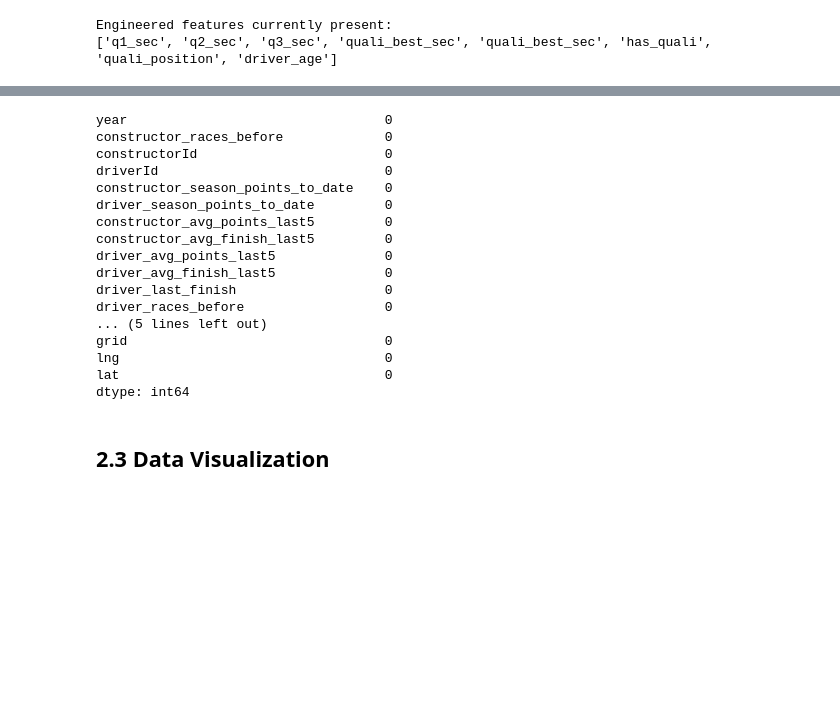
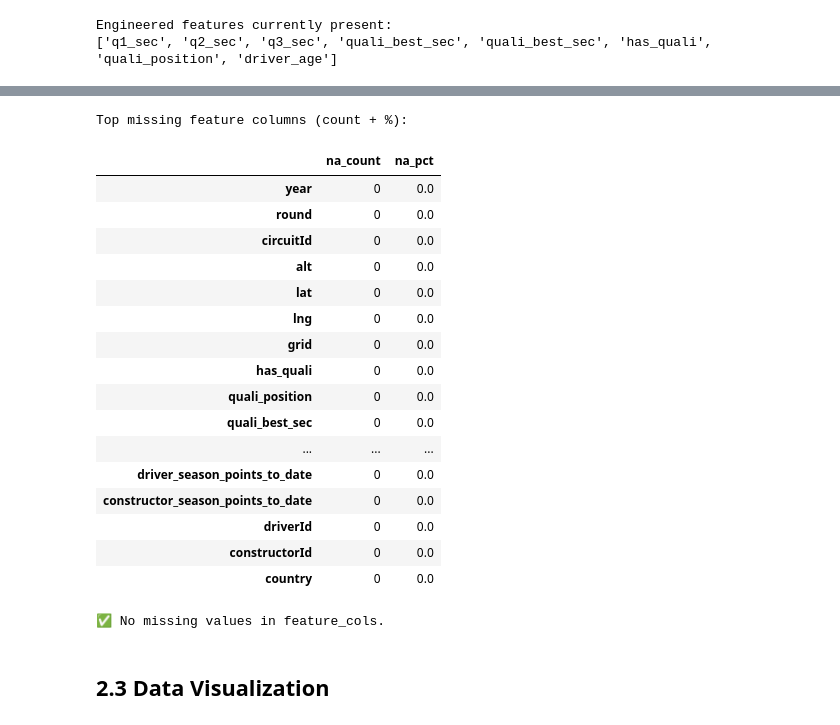
Before and after one commit to justinhozx/MLDP-F1, a Jupyter notebook: MLDP_F1.ipynb, the cells around one changed output, grey strips where cells are left out. Cells and saved outputs as stored; diff of their text form; code cells hidden in the pictures; blank space fills up the shorter version.

```diff
--- a/MLDP_F1.ipynb
+++ b/MLDP_F1.ipynb
@@ -342,35 +485,76 @@ constructor_races_before        0
 dtype: int64
 # %%
+import pandas as pd
+
+# ✅ UPDATED feature_cols (adds TEAM + OUTPERFORM features)
 feature_cols = [
     "year","round","circuitId","alt","lat","lng",
     "grid","has_quali","quali_position","quali_best_sec",
     "driver_age",
     "driver_races_before","constructor_races_before",
     "driver_last_finish","driver_avg_finish_last5","driver_avg_points_last5",
     "constructor_avg_finish_last5","constructor_avg_points_last5",
+
+    # ✅ car strength
+    "team_avg_finish_last5_teammates",
+    "team_avg_points_last5_teammates",
+    "team_avg_finish_last_year_same_track",
+
+    # ✅ driver outperforming car
+    "driver_vs_team_finish_delta_last5",
+    "driver_vs_team_finish_ratio_last5",
+    "driver_vs_team_points_delta_last5",
+    "driver_vs_team_points_ratio_last5",
+
     "driver_season_points_to_date","constructor_season_points_to_date",
     "driverId","constructorId","country"
 ]
 
-df[feature_cols].isna().sum().sort_values(ascending=False).head(20)
+missing_cols = [c for c in feature_cols if c not in df.columns]
+if missing_cols:
+    raise ValueError(f"These feature_cols are missing from df: {missing_cols}")
+
+na_count = df[feature_cols].isna().sum()
+na_pct = (na_count / len(df) * 100).round(2)
+
+na_report = (
+    pd.DataFrame({"na_count": na_count, "na_pct": na_pct})
+      .sort_values(["na_count","na_pct"], ascending=False)
+)
+
+print("Top missing feature columns (count + %):")
+display(na_report.head(30))
+
+top_missing = na_report[na_report["na_count"] > 0].head(5).index.tolist()
+if top_missing:
+    print("\nExample rows where these top-missing features are NaN:")
+    display(
+        df.loc[df[top_missing].isna().any(axis=1),
+               ["year","round","raceId","driverId","constructorId","circuitId"] + top_missing
+        ].head(15)
+    )
+else:
+    print("\n✅ No missing values in feature_cols.")
 # %% [output]
-year                                 0
-constructor_races_before             0
-constructorId                        0
-driverId                             0
-constructor_season_points_to_date    0
-driver_season_points_to_date         0
-constructor_avg_points_last5         0
-constructor_avg_finish_last5         0
-driver_avg_points_last5              0
-driver_avg_finish_last5              0
-driver_last_finish                   0
-driver_races_before                  0
-... (5 lines left out)
-grid                                 0
-lng                                  0
-lat                                  0
-dtype: int64
+Top missing feature columns (count + %):
+|  | na_count | na_pct |
+| year | 0 | 0.0 |
+| round | 0 | 0.0 |
+| circuitId | 0 | 0.0 |
+| alt | 0 | 0.0 |
+| lat | 0 | 0.0 |
+| lng | 0 | 0.0 |
+| grid | 0 | 0.0 |
+| has_quali | 0 | 0.0 |
+| quali_position | 0 | 0.0 |
+| quali_best_sec | 0 | 0.0 |
+| ... | ... | ... |
+| driver_season_points_to_date | 0 | 0.0 |
+| constructor_season_points_to_date | 0 | 0.0 |
+| driverId | 0 | 0.0 |
+| constructorId | 0 | 0.0 |
+| country | 0 | 0.0 |
+✅ No missing values in feature_cols.
 # %% [markdown]
 ## 2.3 Data Visualization
 # %% [markdown]
```
Also changed, not shown: parts of 9 cells of this notebook, 21 other files.
